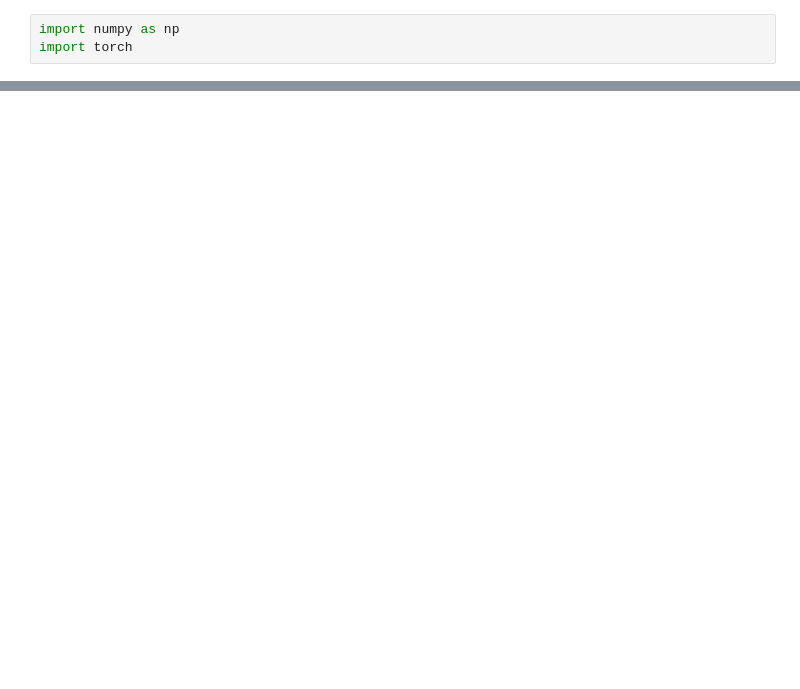
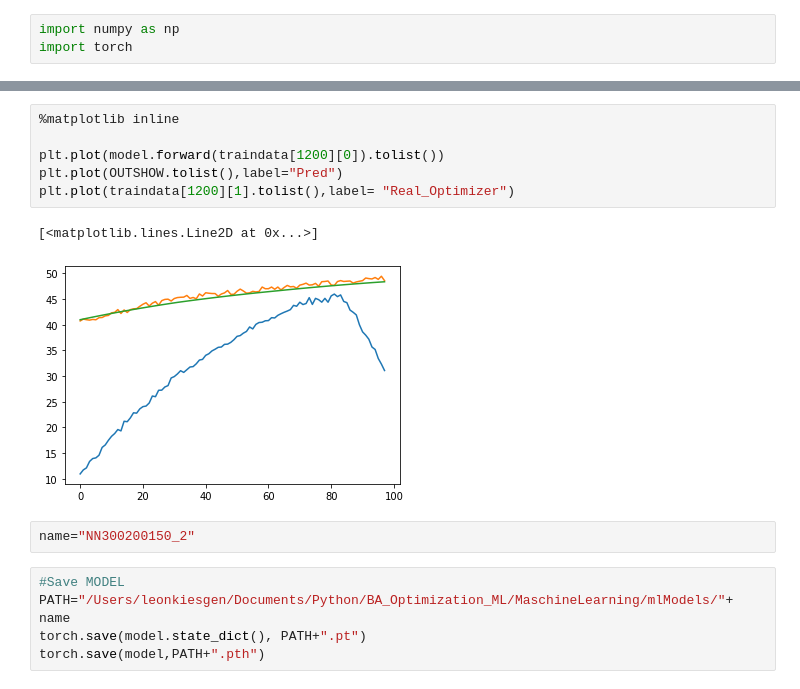
Before and after one commit to LeonKie/BA_Optimization_ML, a Jupyter notebook: MaschineLearning/deeplearningModel/pytorchApproch.ipynb, the cells around one changed output, grey strips where cells are left out. Drawn from its saved outputs; the diff is of its cells as text; blank space fills up the shorter version.

```diff
--- a/MaschineLearning/deeplearningModel/pytorchApproch.ipynb
+++ b/MaschineLearning/deeplearningModel/pytorchApproch.ipynb
@@ -163,0 +267,16 @@ predict([data["list"][10]])
+# %%
+%matplotlib inline
+
+plt.plot(model.forward(traindata[1200][0]).tolist())
+plt.plot(OUTSHOW.tolist(),label="Pred")
+plt.plot(traindata[1200][1].tolist(),label= "Real_Optimizer")
+# %% [output]
+[<matplotlib.lines.Line2D at 0x...>]
+[figure, added]
+# %%
+name="NN300200150_2"
+# %%
+#Save MODEL
+PATH="/Users/leonkiesgen/Documents/Python/BA_Optimization_ML/MaschineLearning/mlModels/"+ name
+torch.save(model.state_dict(), PATH+".pt")
+torch.save(model,PATH+".pth")
```
Also changed, not shown: parts of 13 cells of this notebook, 5 other files.
